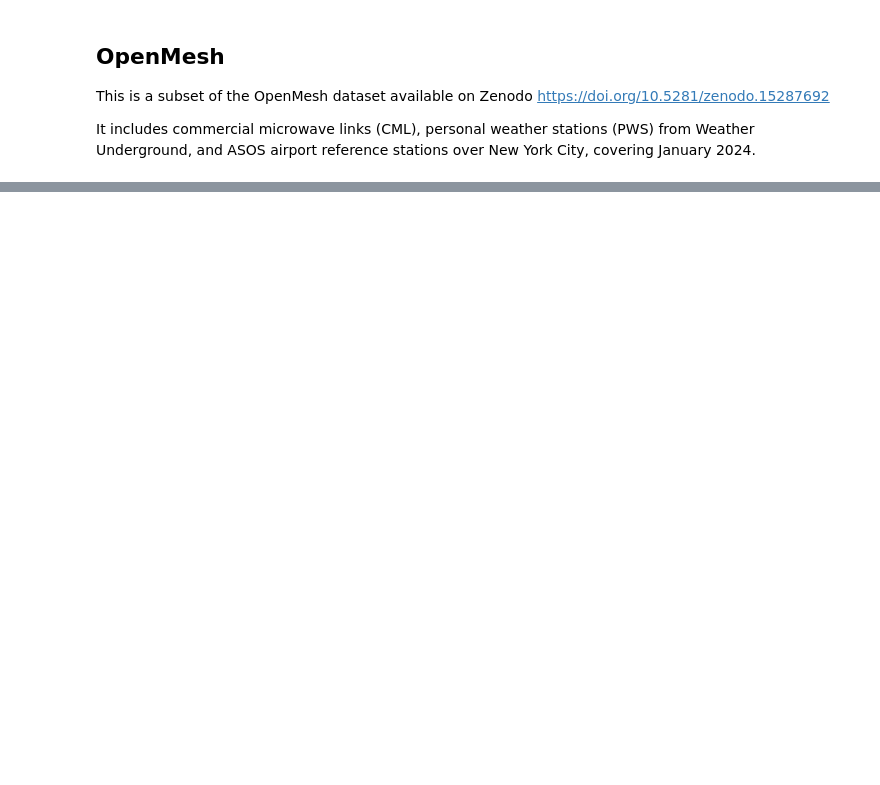
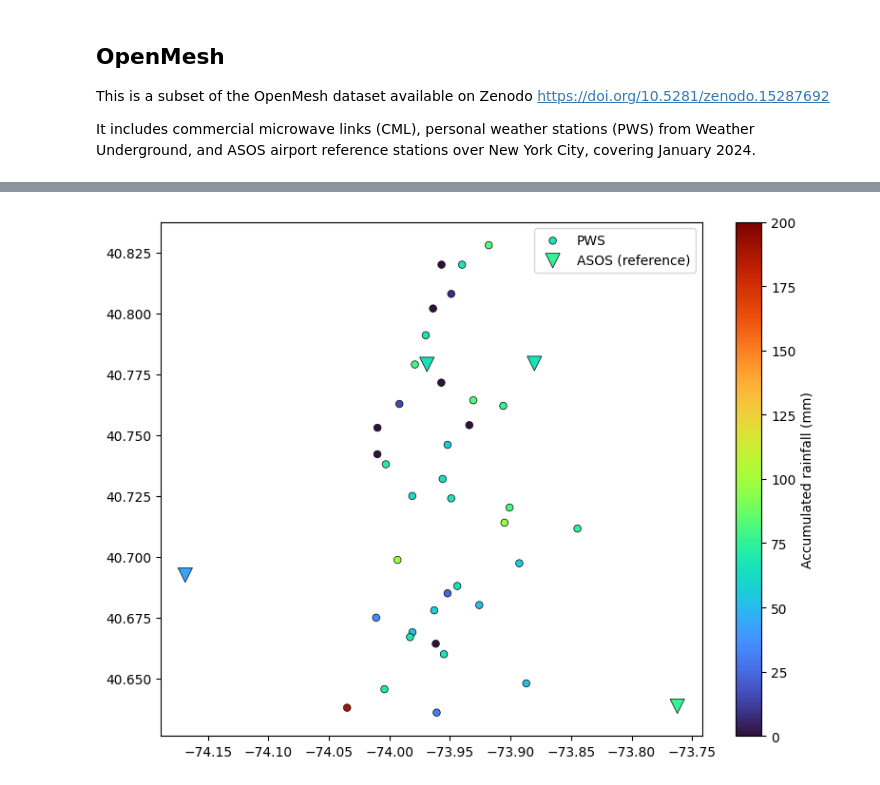
Before and after one commit to OpenSenseAction/poligrain, a Jupyter notebook: docs/notebooks/Explore_example_data.ipynb, the cells around one changed output, grey strips where cells are left out. Cells and saved outputs as stored; diff of their text form; code cells hidden in the pictures; blank space fills up the shorter version.

```diff
--- a/docs/notebooks/Explore_example_data.ipynb
+++ b/docs/notebooks/Explore_example_data.ipynb
@@ -181 +244,32 @@ and ASOS airport reference stations over New York City, covering January 2024.
+# %%
+fig, ax = plt.subplots(figsize=(8, 6))
+pws_plot = plg.plot_map.plot_plg(
+    da_gauges=ds_pws.rainfall_amount.sum(dim="time"),
+    vmin=0,
+    vmax=200,
+    add_colorbar=False,
+    kwargs_gauges_plot={
+        "s": 30,
+        "label": "PWS",
+    },
+    ax=ax,
+)
+asos_plot = plg.plot_map.plot_plg(
+    da_gauges=ds_asos.rainfall_amount.sum(dim="time"),
+    vmin=0,
+    vmax=200,
+    add_colorbar=False,
+    kwargs_gauges_plot={
+        "s": 120,
+        "marker": "v",
+        "label": "ASOS (reference)",
+    },
+    ax=ax,
+)
+sm_rain = plt.cm.ScalarMappable(cmap="turbo", norm=plt.Normalize(vmin=0, vmax=200))
+plt.colorbar(sm_rain, ax=ax, shrink=1.0, label="Accumulated rainfall (mm)")
+plt.legend()
+plt.tight_layout()
+# %% [output]
+[figure, added]
 # %%
```
Also changed, not shown: parts of 8 cells of this notebook.
